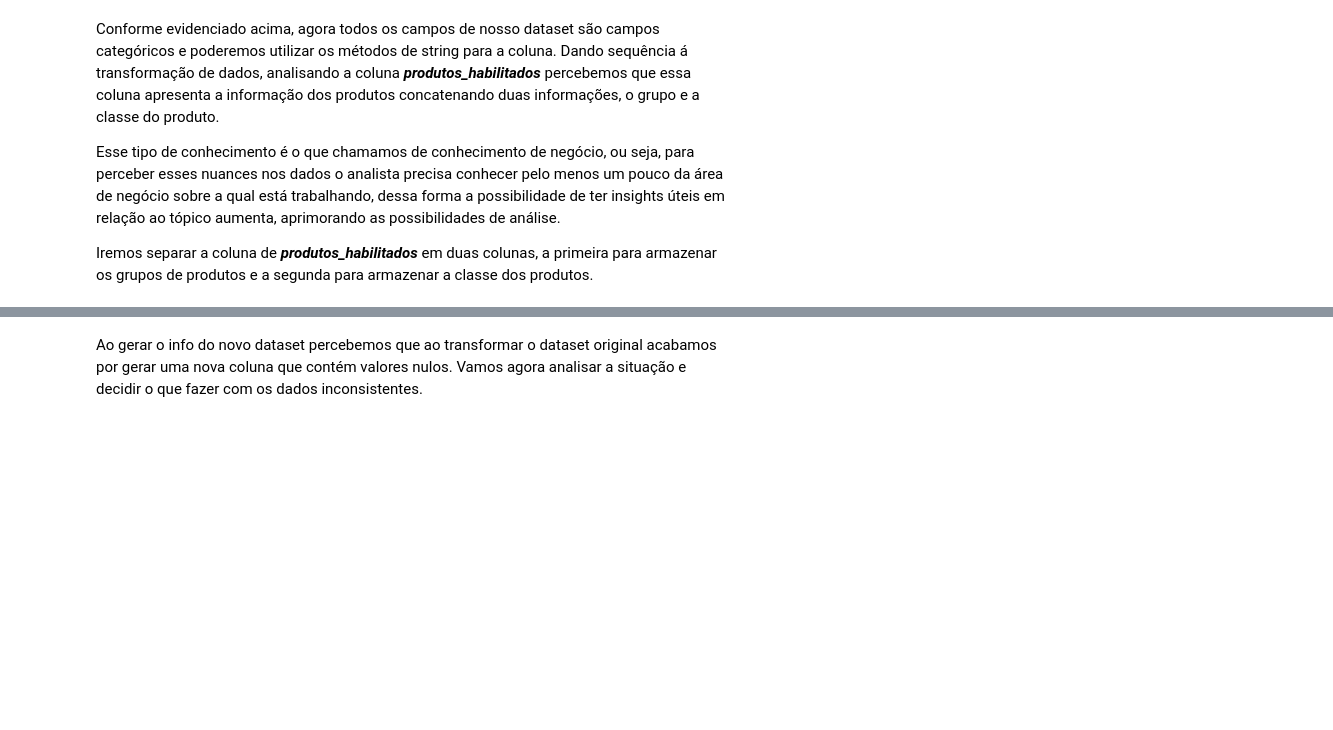
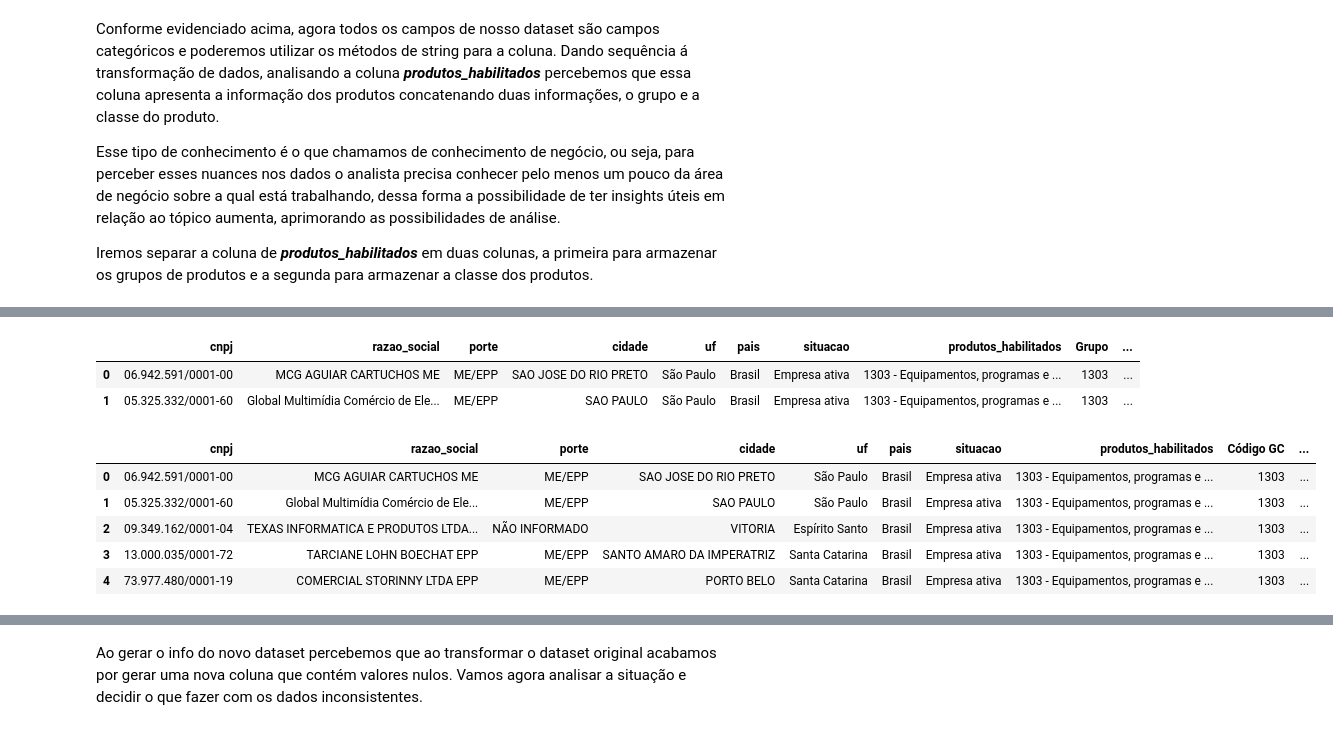
Before and after one commit to mauriciovll/DA1_2023_Contratos-SC, a Jupyter notebook: JPNB1_Fornecedores.ipynb, the cells around one changed output, grey strips where cells are left out. Drawn from its saved outputs; the diff is of its cells as text; code cells hidden in the pictures; blank space fills up the shorter version.

```diff
--- a/JPNB1_Fornecedores.ipynb
+++ b/JPNB1_Fornecedores.ipynb
@@ -139,3 +227,8 @@ Conforme evidenciado acima, agora todos os campos de nosso dataset são campos c
 Esse tipo de conhecimento é o que chamamos de conhecimento de negócio, ou seja, para perceber esses nuances nos dados o analista precisa conhecer pelo menos um pouco da área de negócio sobre a qual está trabalhando, dessa forma a possibilidade de ter insights úteis em relação ao tópico aumenta, aprimorando as possibilidades de análise.
 
 Iremos separar a coluna de ***produtos_habilitados*** em duas colunas, a primeira para armazenar os grupos de produtos e a segunda para armazenar a classe dos produtos.
+# %%
+# Setando a saída para mostrar todo o comprimento da linha
+pd.set_option('display.max_colwidth', None)
+# Imprimindo a amostra de dados da coluna 'produtos_habilitados'
+df1['produtos_habilitados'].head()
@@ -142,19 +242,30 @@ Iremos separar a coluna de ***produtos_habilitados*** em duas colunas, a primeir
 # %%
 # Criando as novas colunas e separando os registros da coluna original
 df1[['Grupo','Classe','Descrição']] = df1['produtos_habilitados'].str.split(' - ',2,expand=True)
-df1.head()
+df1.head(2)
+# %% [output]
+|  | cnpj | razao_social | porte | cidade | uf | pais | situacao | produtos_habilitados | Grupo | ... |
+| 0 | 06.942.591/0001-00 | MCG AGUIAR CARTUCHOS ME | ME/EPP | SAO JOSE DO RIO PRETO | São Paulo | Brasil | Empresa ativa | 1303 - Equipamentos, programas e ... | 1303 | ... |
+| 1 | 05.325.332/0001-60 | Global Multimídia Comércio de Ele... | ME/EPP | SAO PAULO | São Paulo | Brasil | Empresa ativa | 1303 - Equipamentos, programas e ... | 1303 | ... |
 # %%
 # Dividindo a coluna ***Grupo*** em duas para separar os códigos de grupo e de classe.
-df1['Grupo1'] = df1['Grupo'].str[0:2]
+df1['Grupo1'] = df1['Grupo'].str[:2]
 df1['Grupo2'] = df1['Grupo'].str[2:]
 
 # Renomeando a coluna de grupo/classe original
 df1.rename(columns={'Grupo':'Código GC'},inplace=True)
 
 # Criando as colunas de descrição de grupo e de classe
 df1['Grupo_desc'] = df1['Grupo1']+' - '+df1['Classe']
 df1['Classe_desc'] = df1['Grupo2']+' - '+df1['Descrição']
 df1.head()
+# %% [output]
+|  | cnpj | razao_social | porte | cidade | uf | pais | situacao | produtos_habilitados | Código GC | ... |
+| 0 | 06.942.591/0001-00 | MCG AGUIAR CARTUCHOS ME | ME/EPP | SAO JOSE DO RIO PRETO | São Paulo | Brasil | Empresa ativa | 1303 - Equipamentos, programas e ... | 1303 | ... |
+| 1 | 05.325.332/0001-60 | Global Multimídia Comércio de Ele... | ME/EPP | SAO PAULO | São Paulo | Brasil | Empresa ativa | 1303 - Equipamentos, programas e ... | 1303 | ... |
+| 2 | 09.349.162/0001-04 | TEXAS INFORMATICA E PRODUTOS LTDA... | NÃO INFORMADO | VITORIA | Espírito Santo | Brasil | Empresa ativa | 1303 - Equipamentos, programas e ... | 1303 | ... |
+| 3 | 13.000.035/0001-72 | TARCIANE LOHN BOECHAT EPP | ME/EPP | SANTO AMARO DA IMPERATRIZ | Santa Catarina | Brasil | Empresa ativa | 1303 - Equipamentos, programas e ... | 1303 | ... |
+| 4 | 73.977.480/0001-19 | COMERCIAL STORINNY LTDA EPP | ME/EPP | PORTO BELO | Santa Catarina | Brasil | Empresa ativa | 1303 - Equipamentos, programas e ... | 1303 | ... |
 # %%
 # Excluindo as colunas que não serão necessárias
 df1.drop(columns=['Classe','Descrição','Grupo1','Grupo2'],inplace=True)
```
Also changed, not shown: parts of 19 cells of this notebook, 22 other files.
